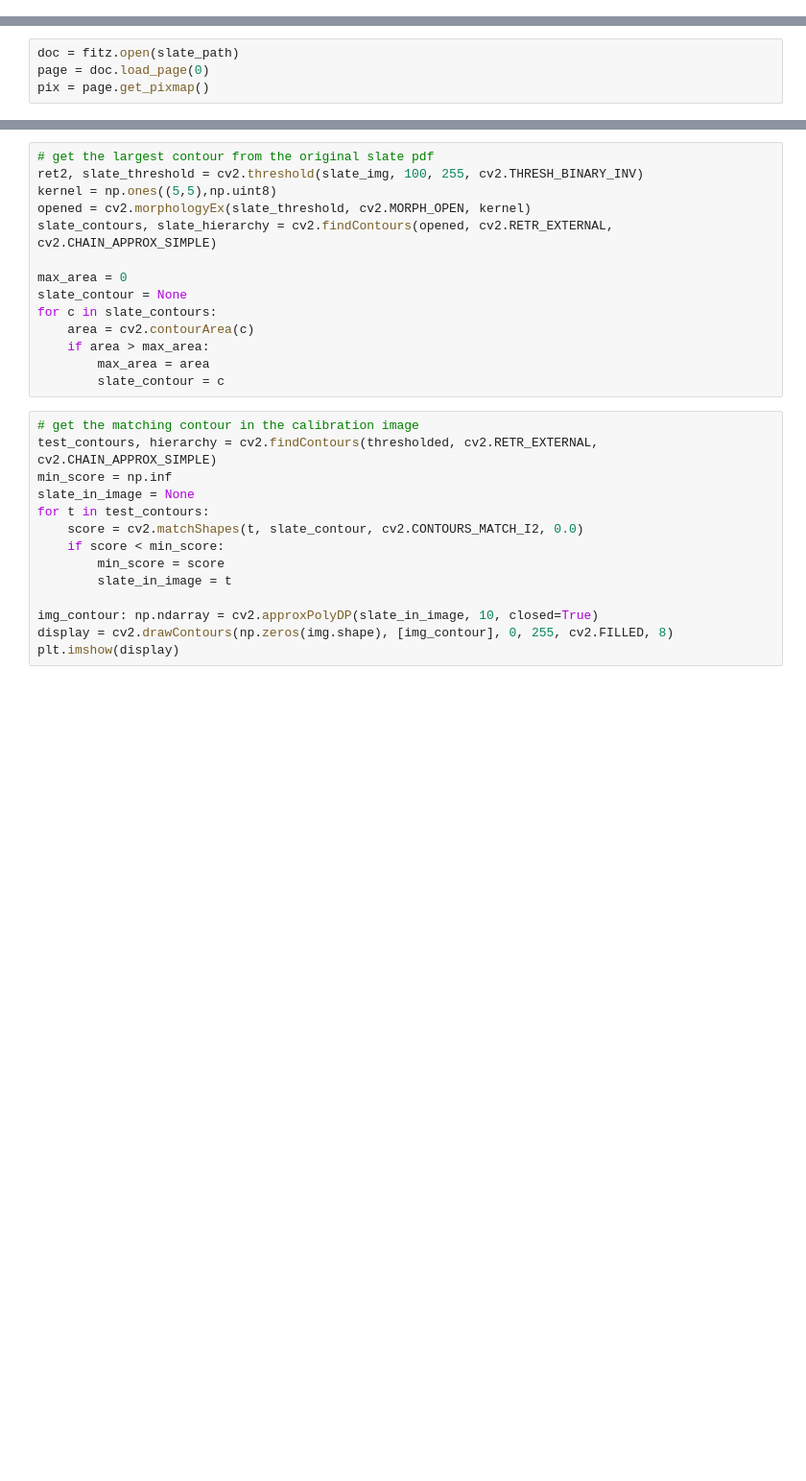
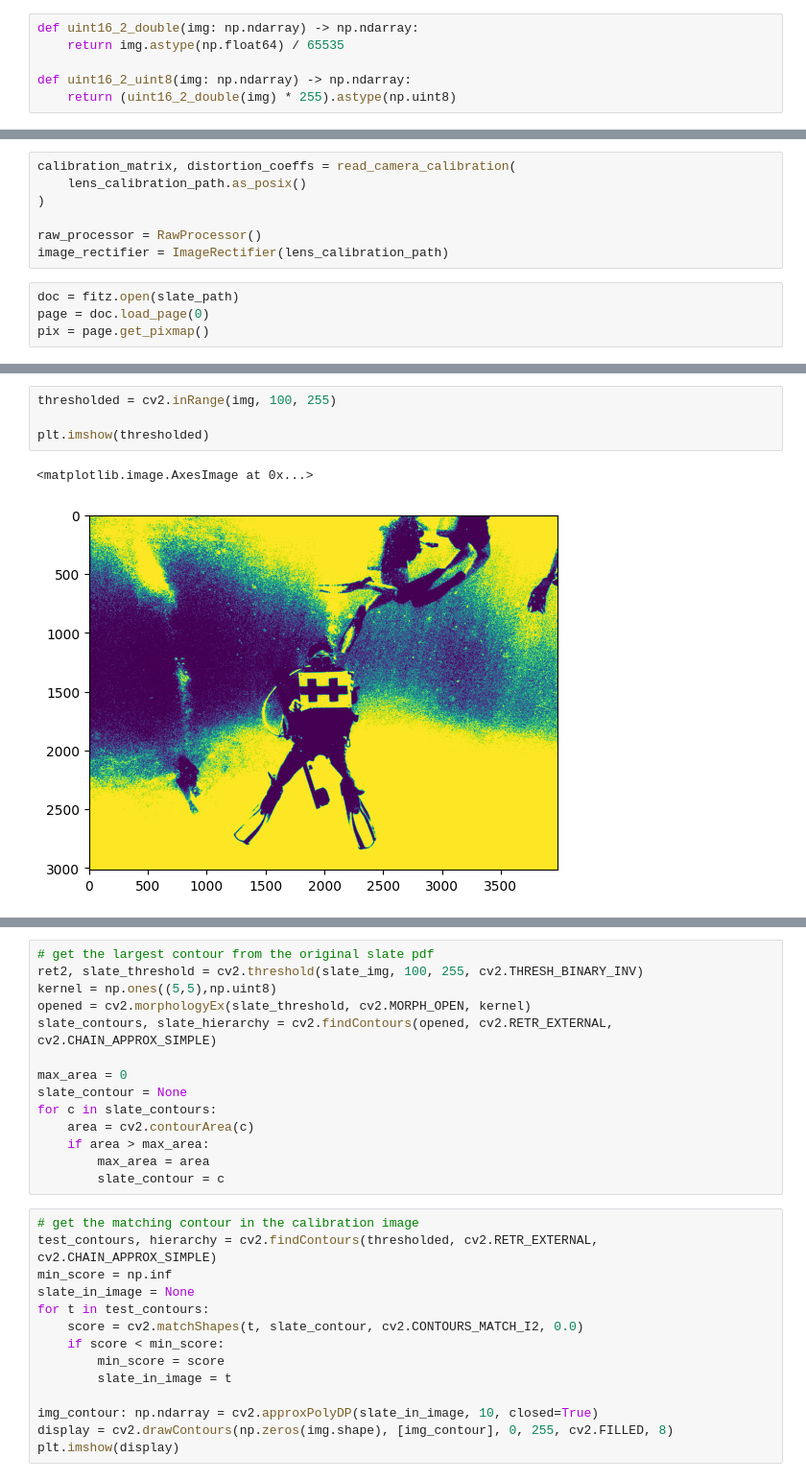
Before and after one commit to UCSD-E4E/pyFishSenseDev_bak, a Jupyter notebook: slate_plane_detector.ipynb, the cells around one changed output, grey strips where cells are left out. Shown at 96% size. Saved outputs shown, nothing was run; the diff lists cells and outputs as text; blank space fills up the shorter version.

```diff
--- a/slate_plane_detector.ipynb
+++ b/slate_plane_detector.ipynb
@@ -10,0 +12,6 @@ img_path = "./data/P8290016.PNG"
+# %%
+def uint16_2_double(img: np.ndarray) -> np.ndarray:
+    return img.astype(np.float64) / 65535
+
+def uint16_2_uint8(img: np.ndarray) -> np.ndarray:
+    return (uint16_2_double(img) * 255).astype(np.uint8)
@@ -11,3 +23,10 @@ img_path = "./data/P8290016.PNG"
+# %%
+calibration_matrix, distortion_coeffs = read_camera_calibration(
+    lens_calibration_path.as_posix()
+)
+
+raw_processor = RawProcessor()
+image_rectifier = ImageRectifier(lens_calibration_path)
 # %%
 doc = fitz.open(slate_path)
 page = doc.load_page(0)
@@ -28,0 +54,7 @@ plt.imshow(img, cmap="gray")
+# %%
+thresholded = cv2.inRange(img, 100, 255)
+
+plt.imshow(thresholded)
+# %% [output]
+<matplotlib.image.AxesImage at 0x...>
+[figure, added]
```
Also changed, not shown: parts of 20 cells of this notebook, 8 other files.
